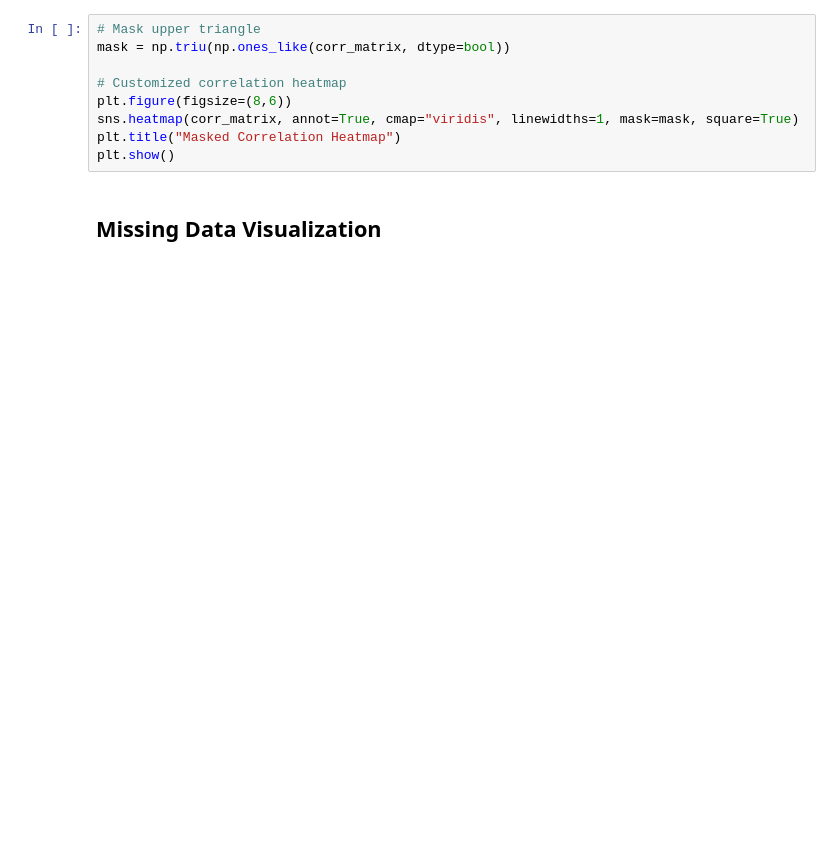
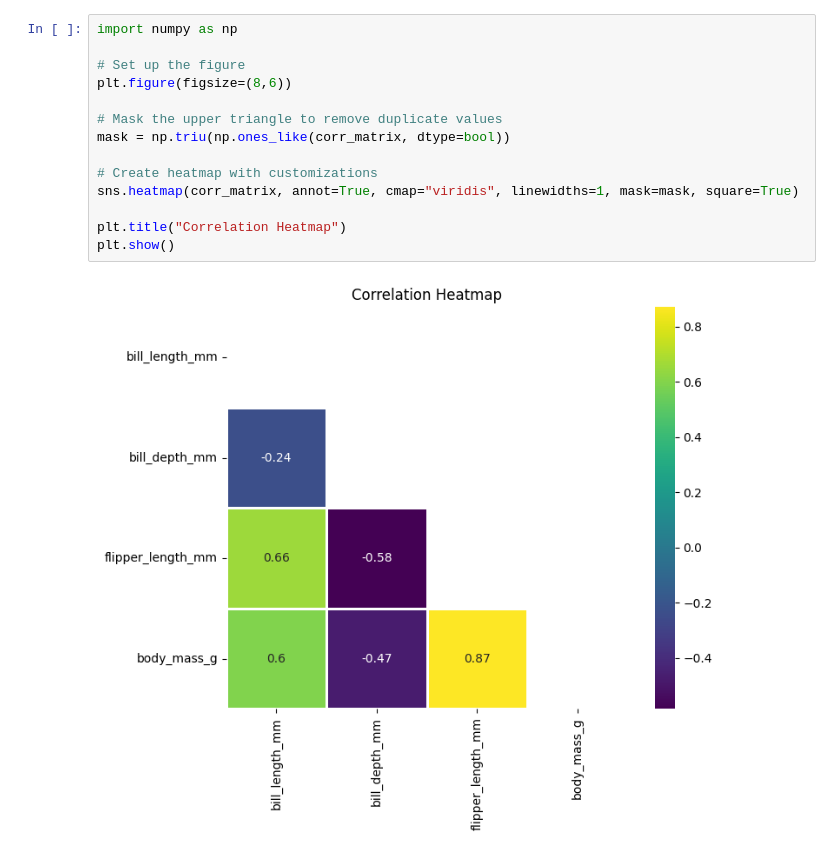
Before and after one commit to HiraNawaz2415/seaborn_practice15, a Jupyter notebook: heat_and_corr_map.ipynb, the cells around one changed output. Saved outputs shown, nothing was run; the diff lists cells and outputs as text; blank space fills up the shorter version.

```diff
--- a/heat_and_corr_map.ipynb
+++ b/heat_and_corr_map.ipynb
@@ -55,12 +87,17 @@ plt.show()
 # %%
-# Mask upper triangle
+import numpy as np
+
+# Set up the figure
+plt.figure(figsize=(8,6))
+
+# Mask the upper triangle to remove duplicate values
 mask = np.triu(np.ones_like(corr_matrix, dtype=bool))
 
-# Customized correlation heatmap
-plt.figure(figsize=(8,6))
+# Create heatmap with customizations
 sns.heatmap(corr_matrix, annot=True, cmap="viridis", linewidths=1, mask=mask, square=True)
-plt.title("Masked Correlation Heatmap")
+
+plt.title("Correlation Heatmap")
 plt.show()
+# %% [output]
+[figure, added]
-# %% [markdown]
-## Missing Data Visualization
 # %%
```
Also changed, not shown: parts of 13 cells of this notebook.
